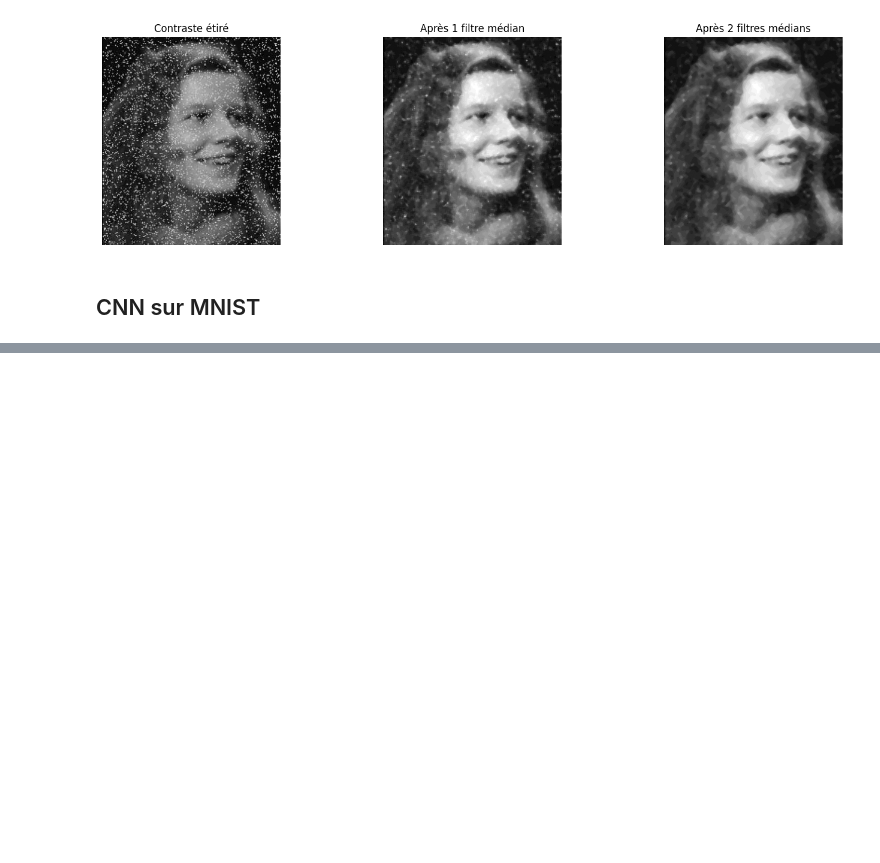
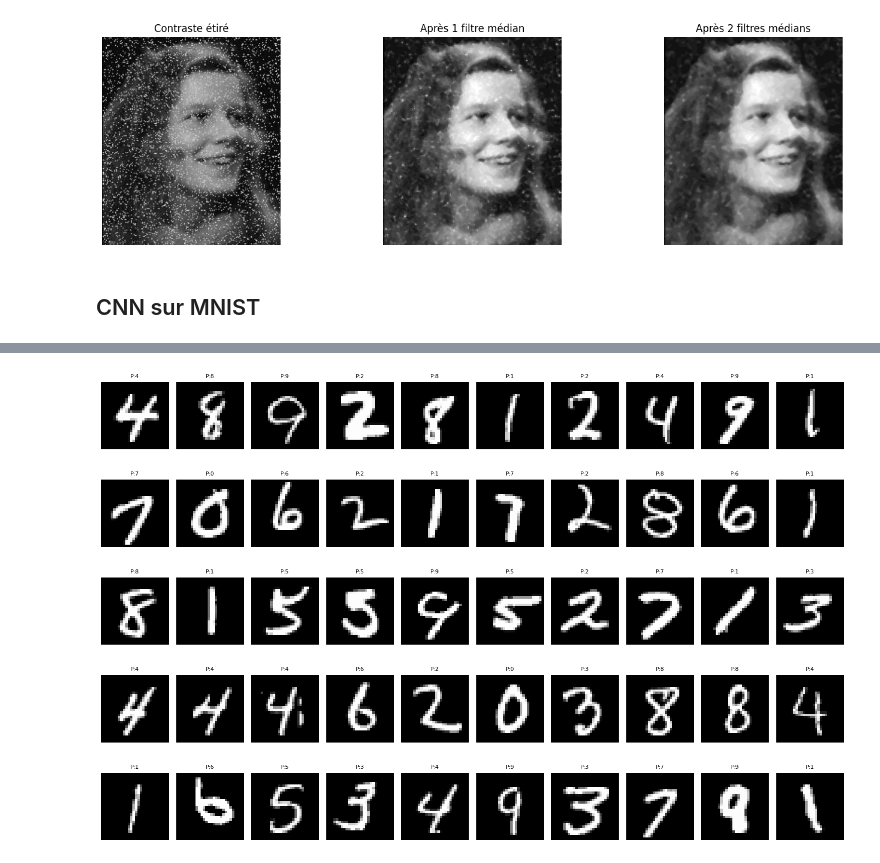
Before and after one commit to Ousoka/ANN_MNIST, a Jupyter notebook: mnist_ok.ipynb, the cells around one changed output, grey strips where cells are left out. Drawn from its saved outputs; the diff is of its cells as text; code cells hidden in the pictures; blank space fills up the shorter version.

```diff
--- a/mnist_ok.ipynb
+++ b/mnist_ok.ipynb
@@ -500,0 +501,17 @@ plt.show()
+# %%
+from sklearn.model_selection import train_test_split
+from tensorflow.keras.datasets import mnist
+
+# Chargement des données
+(x_train_full, y_train_full), (x_test, y_test) = mnist.load_data()
+
+# Normalisation
+x_train_full = x_train_full / 255.0
+x_test = x_test / 255.0
+
+# Séparation train (50k) / val (10k)
+x_train, x_val, y_train, y_val = train_test_split(
+    x_train_full, y_train_full, test_size=10000, stratify=y_train_full, random_state=42)
+
+# Vérification des tailles
+print(f"Train: {x_train.shape}, Val: {x_val.shape}, Test: {x_test.shape}")
@@ -500,0 +522,11 @@ plt.show()
+# %%
+# Reshape pour CNN
+x_train = x_train[..., np.newaxis]
+x_val = x_val[..., np.newaxis]
+x_test = x_test[..., np.newaxis]
+
+# One-hot encoding des labels
+from tensorflow.keras.utils import to_categorical
+y_train_cat = to_categorical(y_train)
+y_val_cat = to_categorical(y_val)
+y_test_cat = to_categorical(y_test)
@@ -500,0 +607,18 @@ plt.show()
+# %%
+import numpy as np
+
+indices = np.random.choice(len(x_test), 50, replace=False)
+images = x_test[indices]
+labels = y_test[indices]
+predictions = y_pred_classes[indices]
+
+plt.figure(figsize=(15, 10))
+for i in range(50):
+    plt.subplot(5, 10, i+1)
+    plt.imshow(images[i].reshape(28, 28), cmap='gray')
+    plt.title(f"P:{predictions[i]}", fontsize=8)
+    plt.axis('off')
+plt.tight_layout()
+plt.show()
+# %% [output]
+[figure, added]
```
Also changed, not shown: parts of 16 cells of this notebook.
